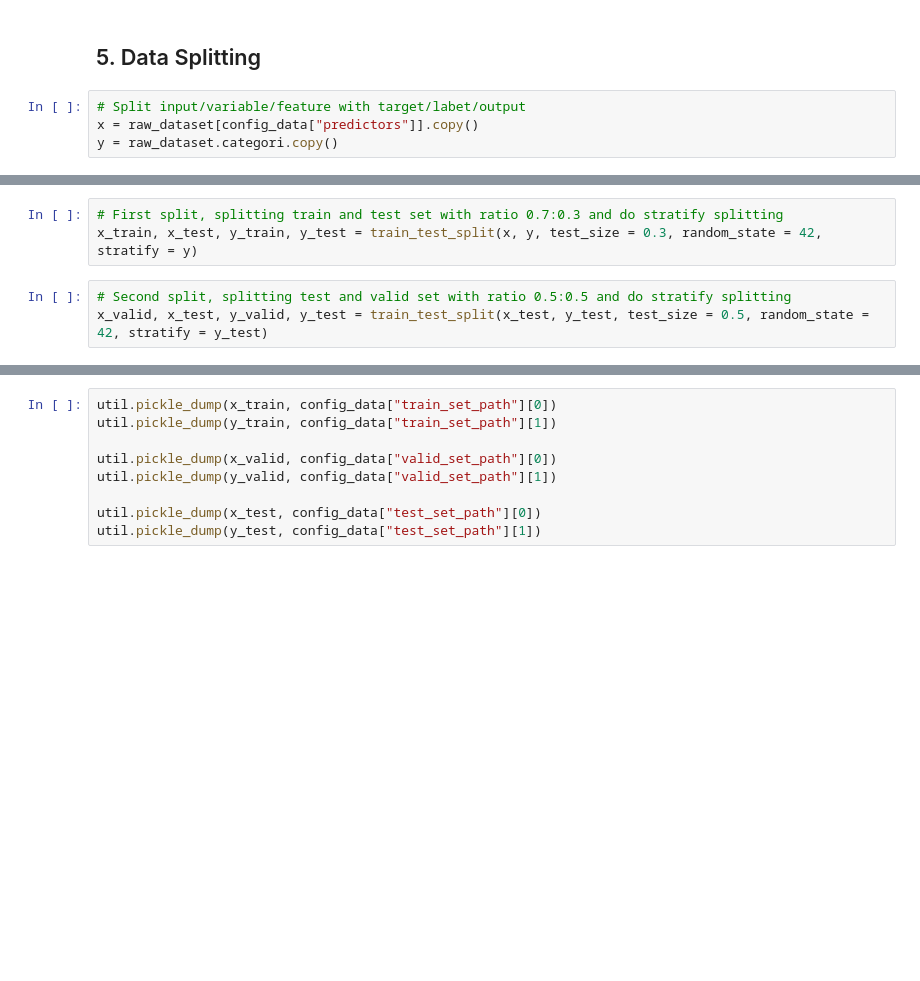
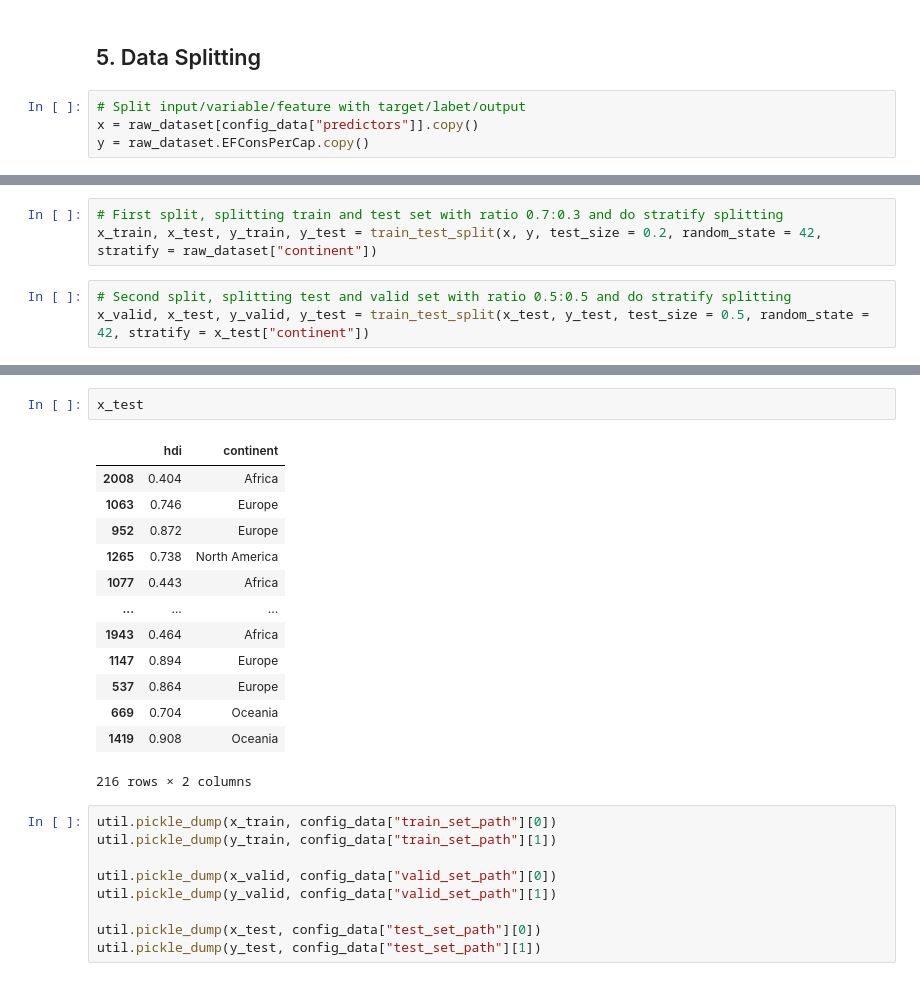
Before and after one commit to elfarahma/ml_process, a Jupyter notebook: 1. data_pipeline.ipynb, the cells around one changed output, grey strips where cells are left out. Saved outputs shown, nothing was run; the diff lists cells and outputs as text; blank space fills up the shorter version.

```diff
--- a/1. data_pipeline.ipynb
+++ b/1. data_pipeline.ipynb
@@ -551,7 +496,7 @@ check_data(raw_dataset, config_data)
 # %%
 # Split input/variable/feature with target/labet/output
 x = raw_dataset[config_data["predictors"]].copy()
-y = raw_dataset.categori.copy()
+y = raw_dataset.EFConsPerCap.copy()
 # %%
 x.info()
 # %% [output]
@@ -579,6 +527,6 @@ Name: categori, dtype: int64
 # %%
 # First split, splitting train and test set with ratio 0.7:0.3 and do stratify splitting
-x_train, x_test, y_train, y_test = train_test_split(x, y, test_size = 0.3, random_state = 42, stratify = y)
+x_train, x_test, y_train, y_test = train_test_split(x, y, test_size = 0.2, random_state = 42, stratify = raw_dataset["continent"])
 # %%
 # Second split, splitting test and valid set with ratio 0.5:0.5 and do stratify splitting
-x_valid, x_test, y_valid, y_test = train_test_split(x_test, y_test, test_size = 0.5, random_state = 42, stratify = y_test)
+x_valid, x_test, y_valid, y_test = train_test_split(x_test, y_test, test_size = 0.5, random_state = 42, stratify = x_test["continent"])
@@ -585,3 +545,19 @@ x_valid, x_test, y_valid, y_test = train_test_split(x_test, y_test, test_size =
+# %%
+x_test
+# %% [output]
+|  | hdi | continent |
+| 2008 | 0.404 | Africa |
+| 1063 | 0.746 | Europe |
+| 952 | 0.872 | Europe |
+| 1265 | 0.738 | North America |
+| 1077 | 0.443 | Africa |
+| ... | ... | ... |
+| 1943 | 0.464 | Africa |
+| 1147 | 0.894 | Europe |
+| 537 | 0.864 | Europe |
+| 669 | 0.704 | Oceania |
+| 1419 | 0.908 | Oceania |
+216 rows × 2 columns
 # %%
 util.pickle_dump(x_train, config_data["train_set_path"][0])
 util.pickle_dump(y_train, config_data["train_set_path"][1])
```
Also changed, not shown: parts of 11 cells of this notebook, 8 other files.
